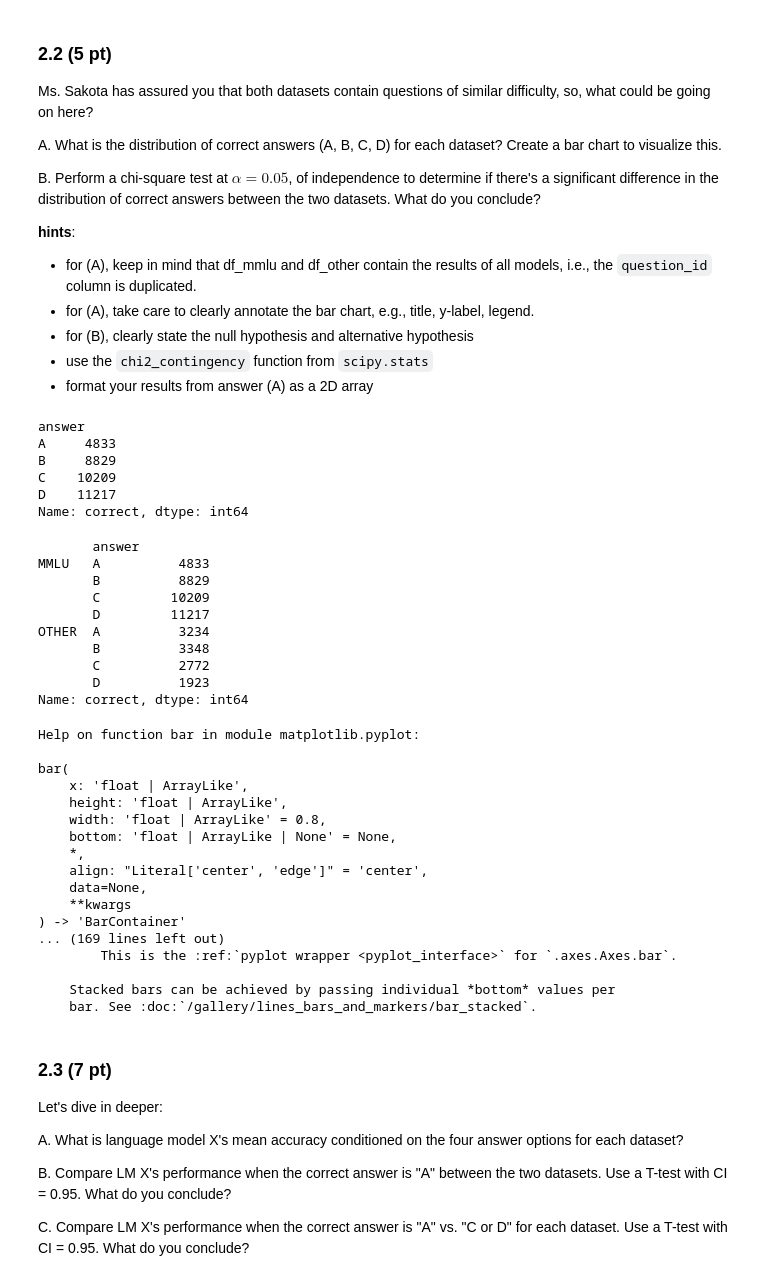
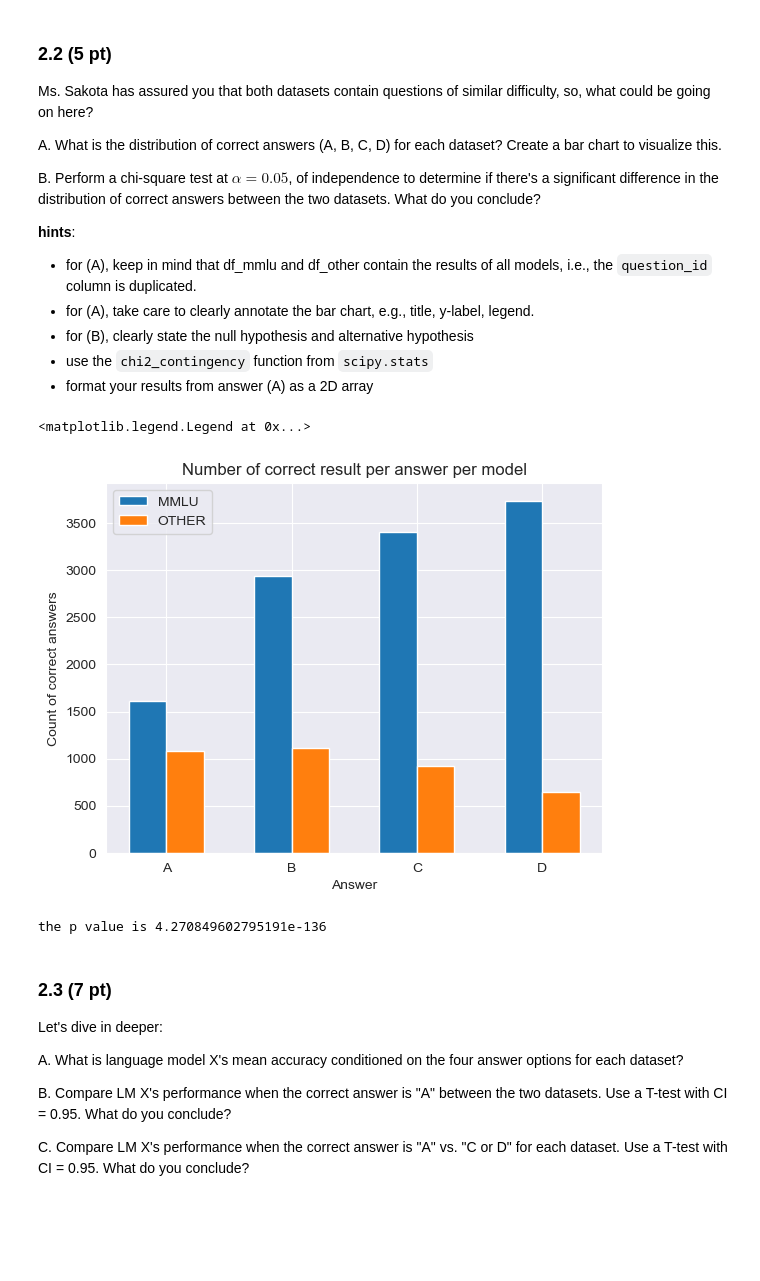
Before and after one commit to aiglegivree/ada_2025, a Jupyter notebook: Homework/01_PROJECT_NEUTRALITY/analysis.ipynb, the cells around one changed output. Drawn from its saved outputs; the diff is of its cells as text; code cells hidden in the pictures; blank space fills up the shorter version.

```diff
--- a/Homework/01_PROJECT_NEUTRALITY/analysis.ipynb
+++ b/Homework/01_PROJECT_NEUTRALITY/analysis.ipynb
@@ -447,56 +448,31 @@ B. Perform a chi-square test at $\alpha = 0.05$, of independence to determine if
 - format your results from answer (A) as a 2D array
 # %%
 # A
-df_mmlu_correct=df_mmlu.groupby(['answer'])['correct'].count()
-df_other_correct=df_other.groupby(['answer'])['correct'].count()
-df_mmlu_correct
+df_mmlu_correct = df_mmlu.drop_duplicates(['question_id'])['answer'].value_counts().sort_index()
+df_other_correct =  df_other.drop_duplicates(['question_id'])['answer'].value_counts().sort_index()
+
+x = np.arange(4)
+width = 0.3
+fig ,ax = plt.subplots()
+bars1=ax.bar(x-width/2,df_mmlu_correct.values,width,label='MMLU')
+bars2=ax.bar(x+width/2,df_other_correct.values,width,label='OTHER')
+ax.set_xticks(x)
+ax.set_xticklabels(df_other_correct.index)
+ax.set_title('Number of correct result per answer per model')
+ax.set_xlabel('Answer')
+ax.set_ylabel('Count of correct answers')
+ax.legend()
 # %% [output]
-answer
-A     4833
-B     8829
-C    10209
-D    11217
-Name: correct, dtype: int64
+<matplotlib.legend.Legend at 0x...>
+[figure, added]
-# %%
-df_mmlu_bar=df_mmlu_correct.copy()
-df_mmlu_bar.index = df_mmlu_correct.index + "_MMLU"
-df_other_bar=df_other_correct.copy()
-df_other_bar.index = df_other_correct.index + "_OTHER"
-df_ans=pd.concat([df_mmlu_correct,df_other_correct],keys=['MMLU','OTHER'])
-df_ans.head(10)
-#plt.bar(x=df_ans.index,height=df_ans['correct'].values)
-# %% [output]
-       answer
-MMLU   A          4833
-       B          8829
-       C         10209
-       D         11217
-OTHER  A          3234
-       B          3348
-       C          2772
-       D          1923
-Name: correct, dtype: int64
 # %%
 # B
-help(plt.bar)
+import scipy.stats as sc
+contingency = pd.concat([df_mmlu_correct,df_other_correct], axis=1)
+chi2,p,dof,exp_freq=sc.chi2_contingency(contingency)
+print(f"the p value is {p}")
 # %% [output]
-Help on function bar in module matplotlib.pyplot:
-
-bar(
-    x: 'float | ArrayLike',
-    height: 'float | ArrayLike',
-    width: 'float | ArrayLike' = 0.8,
-    bottom: 'float | ArrayLike | None' = None,
-    *,
-    align: "Literal['center', 'edge']" = 'center',
-    data=None,
-    **kwargs
-) -> 'BarContainer'
-... (169 lines left out)
-        This is the :ref:`pyplot wrapper <pyplot_interface>` for `.axes.Axes.bar`.
-
-    Stacked bars can be achieved by passing individual *bottom* values per
-    bar. See :doc:`/gallery/lines_bars_and_markers/bar_stacked`.
+the p value is 4.270849602795191e-136
 # %% [markdown]
 ### 2.3 (7 pt)
 
```
Also changed, not shown: parts of 19 cells of this notebook.
